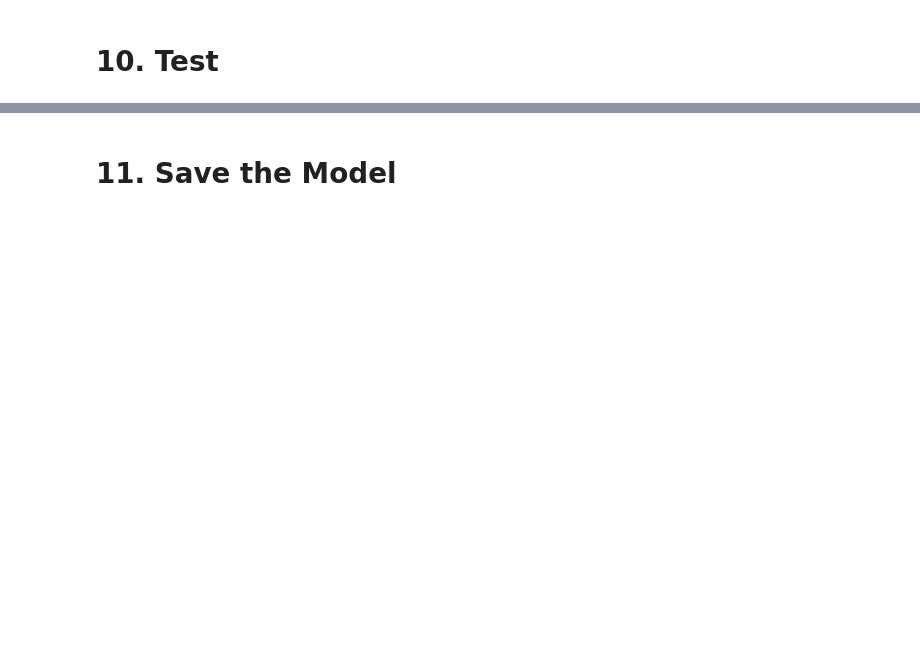
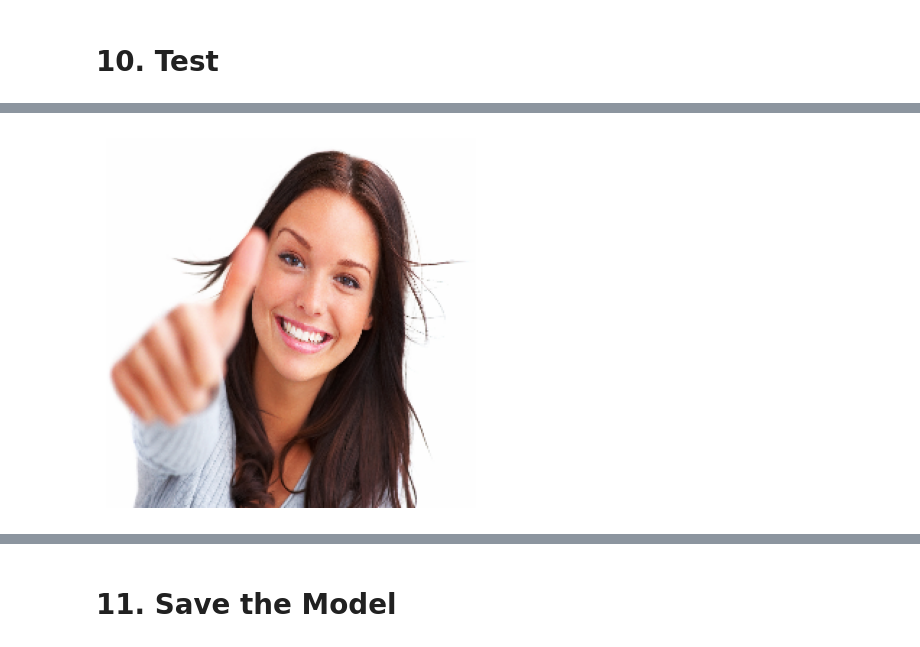
Before and after one commit to Djerade/ImagesClassification, a Jupyter notebook: Getting_Started.ipynb, the cells around one changed output, grey strips where cells are left out. Cells and saved outputs as stored; diff of their text form; code cells hidden in the pictures; blank space fills up the shorter version.

```diff
--- a/Getting_Started.ipynb
+++ b/Getting_Started.ipynb
@@ -237,11 +252,13 @@ plt.show()
 # %%
 img = cv2.cvtColor(img, cv2.COLOR_BGR2RGB)
 
 # Redimensionner l'image avec TensorFlow
-_________________________________
+resize = tf.image.resize(img, (256, 256))
 
 # Afficher correctement l'image
-________________________________  # Utiliser "uint8" pour éviter des erreurs d'affichage
+plt.imshow(resize.numpy().astype("uint8"))  # Utiliser "uint8" pour éviter des erreurs d'affichage
 plt.axis("off")  # Supprimer les axes pour un meilleur rendu
 plt.show()
+# %% [output]
+[figure, added]
 # %%
```
Also changed, not shown: parts of 39 cells of this notebook.
